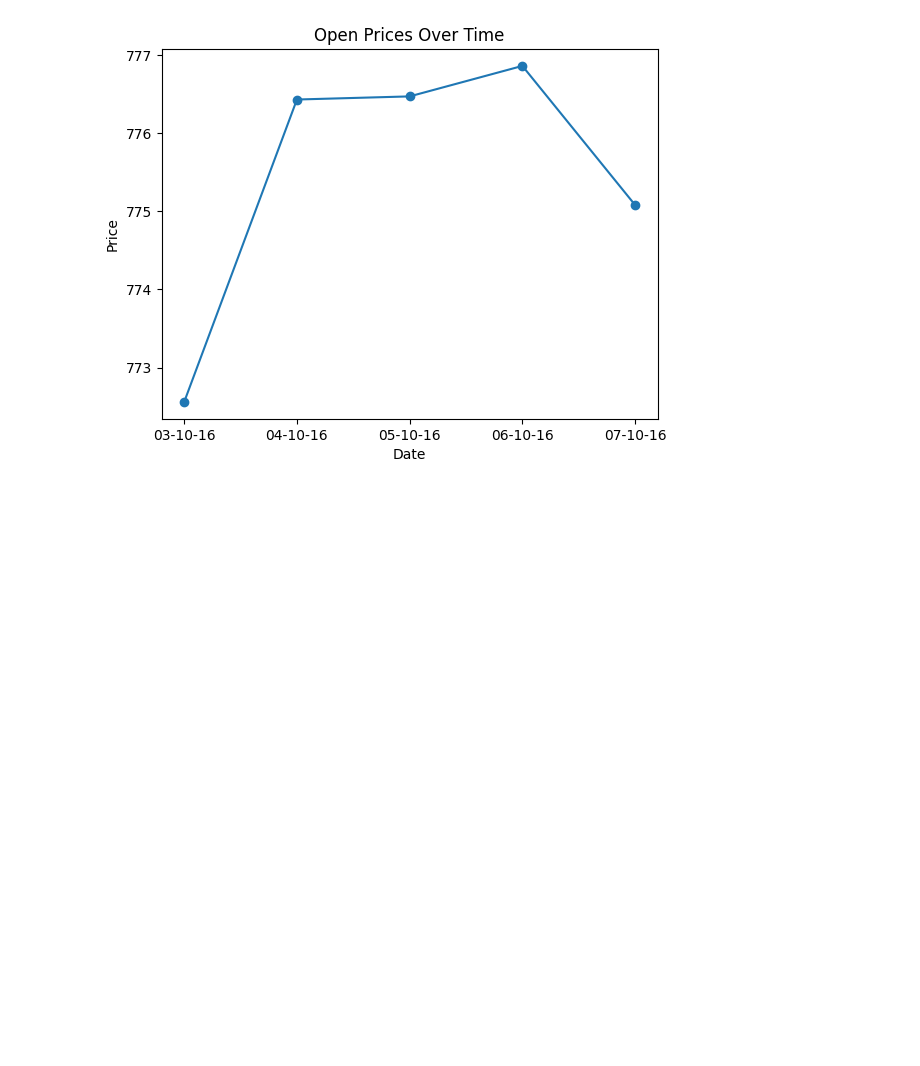
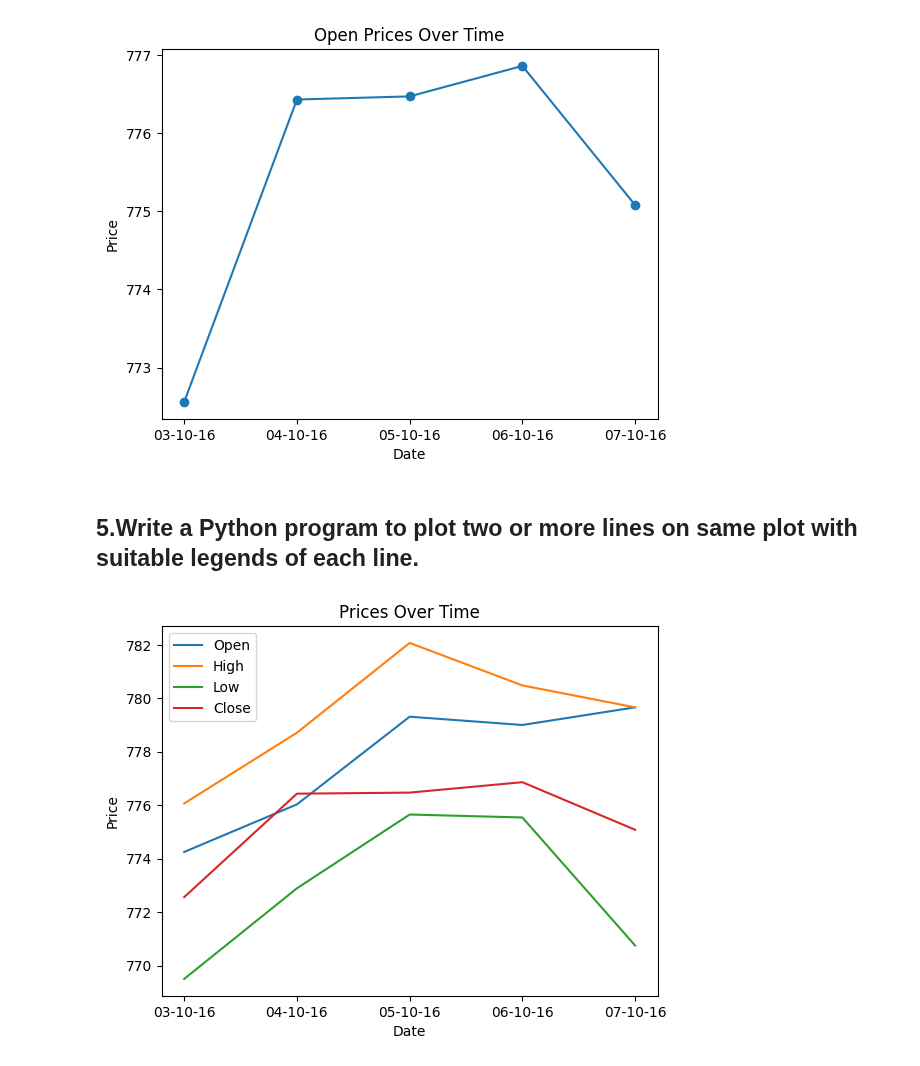
Before and after one commit to shivyelave/Python-Libraries, a Jupyter notebook: Matplotlib/matplotlib_program.ipynb, the cells around one changed output. Drawn from its saved outputs; the diff is of its cells as text; code cells hidden in the pictures; blank space fills up the shorter version.

Commit message:
[Shiv] Add: Python program to plot two or more lines

```diff
--- a/Matplotlib/matplotlib_program.ipynb
+++ b/Matplotlib/matplotlib_program.ipynb
@@ -171,3 +171,44 @@ if __name__ == '__main__':
 [figure]
 [figure]
 [figure]
+# %% [markdown]
+## 5.Write a Python program to plot two or more lines on same plot with suitable legends of each line.
+# %%
+import pandas as pd
+import matplotlib.pyplot as plt
+
+def main():
+    # Read data from CSV file
+    df = pd.read_csv('fdata.csv')
+
+    # Extract columns for plotting
+    open_prices = df['Open']   # Open prices
+    high_prices = df['High']   # High prices
+    low_prices = df['Low']     # Low prices
+    close_prices = df['Close'] # Close prices
+
+    # Plot each line with different labels
+    plt.plot(df['Date'], open_prices, label="Open")   # Plot Open prices
+    plt.plot(df['Date'], high_prices, label="High")   # Plot High prices
+    plt.plot(df['Date'], low_prices, label="Low")     # Plot Low prices
+    plt.plot(df['Date'], close_prices, label="Close") # Plot Close prices
+
+    # Label the x-axis
+    plt.xlabel('Date')  # Label for the x-axis
+
+    # Label the y-axis
+    plt.ylabel('Price')  # Label for the y-axis
+
+    # Set the title of the plot
+    plt.title('Prices Over Time')  # Title of the plot
+
+    # Add a legend to the plot
+    plt.legend()
+
+    # Display the plot
+    plt.show()  # Display the plot
+
+if __name__ == '__main__':
+    main()
+# %% [output]
+[figure, added]
```
